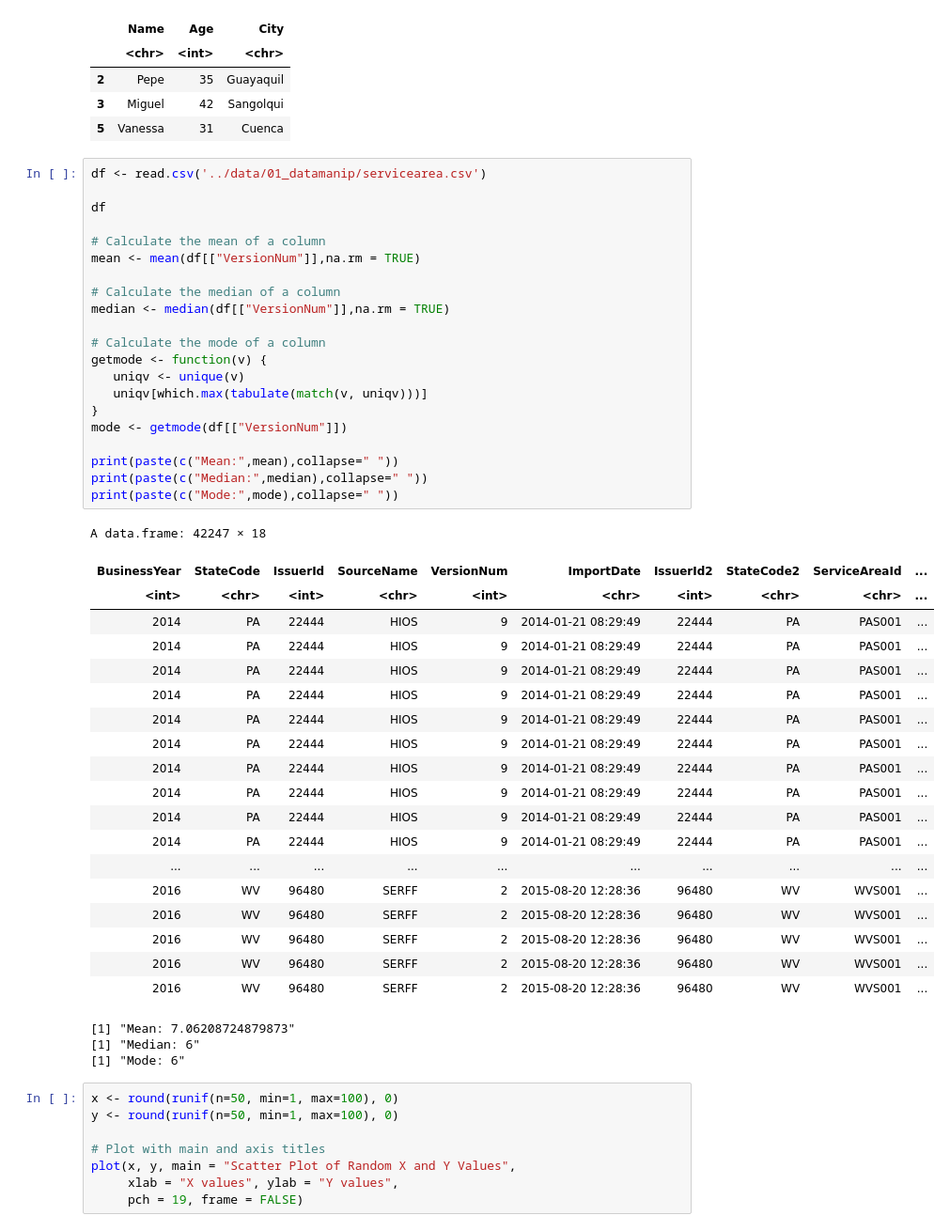
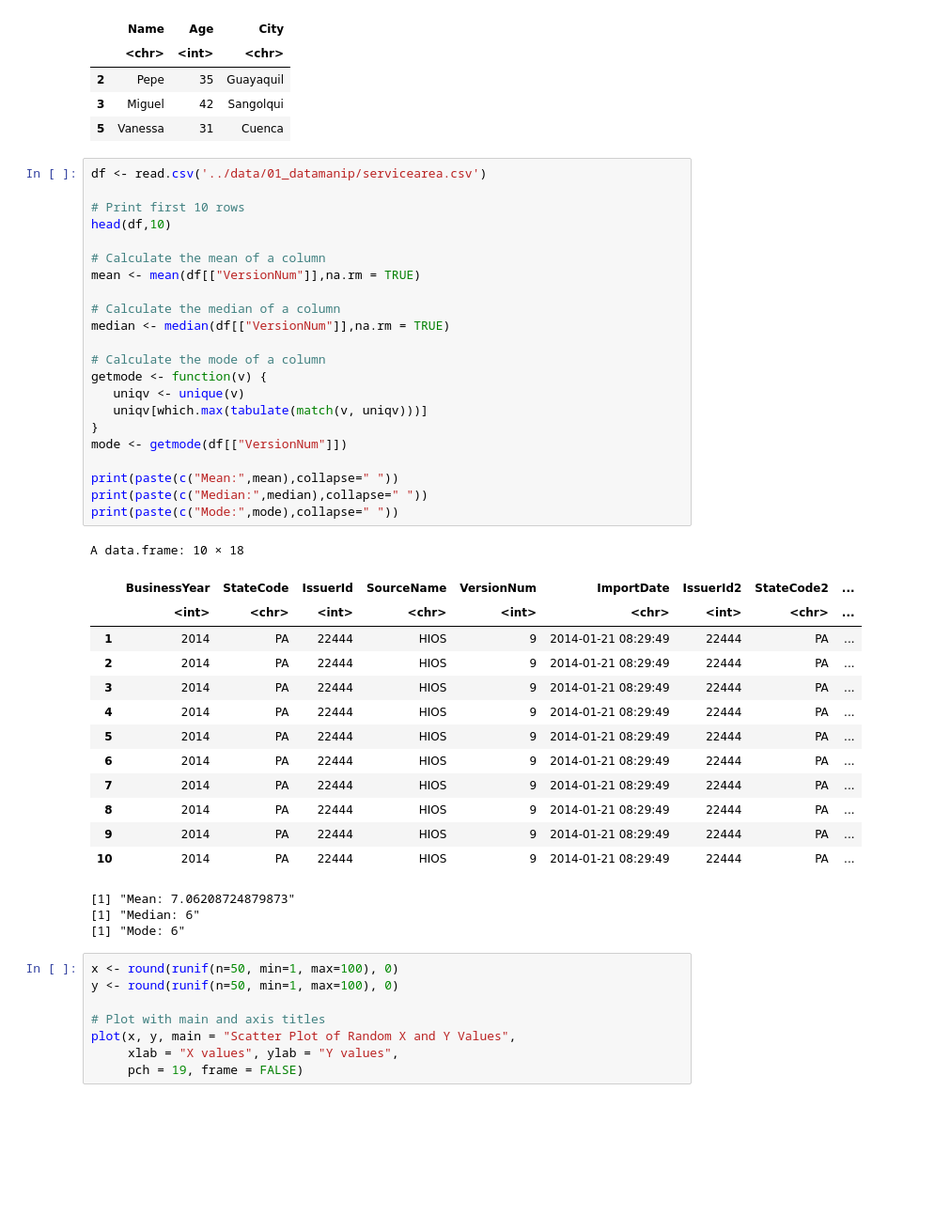
Before and after one commit to JHyel2015/handson_2023A, a Jupyter notebook: notebooks/01_DataManipR.ipynb, the cells around one changed output. Shown: that part at 94% size. Drawn from its saved outputs; the diff is of its cells as text; blank space fills up the shorter version.

```diff
--- a/notebooks/01_DataManipR.ipynb
+++ b/notebooks/01_DataManipR.ipynb
@@ -72,44 +72,39 @@ A data.frame: 3 × 3
 # %%
 df <- read.csv('../data/01_datamanip/servicearea.csv')
 
-df
+# Print first 10 rows
+head(df,10)
 
 # Calculate the mean of a column
 mean <- mean(df[["VersionNum"]],na.rm = TRUE)
 
 # Calculate the median of a column
 median <- median(df[["VersionNum"]],na.rm = TRUE)
 
 # Calculate the mode of a column
 getmode <- function(v) {
    uniqv <- unique(v)
    uniqv[which.max(tabulate(match(v, uniqv)))]
 }
 mode <- getmode(df[["VersionNum"]])
 
 print(paste(c("Mean:",mean),collapse=" "))
 print(paste(c("Median:",median),collapse=" "))
 print(paste(c("Mode:",mode),collapse=" "))
 # %% [output]
-A data.frame: 42247 × 18
+A data.frame: 10 × 18
-| BusinessYear | StateCode | IssuerId | SourceName | VersionNum | ImportDate | IssuerId2 | StateCode2 | ServiceAreaId | ... |
-| <int> | <chr> | <int> | <chr> | <int> | <chr> | <int> | <chr> | <chr> | ... |
-| 2014 | PA | 22444 | HIOS | 9 | 2014-01-21 08:29:49 | 22444 | PA | PAS001 | ... |
-| 2014 | PA | 22444 | HIOS | 9 | 2014-01-21 08:29:49 | 22444 | PA | PAS001 | ... |
-| 2014 | PA | 22444 | HIOS | 9 | 2014-01-21 08:29:49 | 22444 | PA | PAS001 | ... |
-| 2014 | PA | 22444 | HIOS | 9 | 2014-01-21 08:29:49 | 22444 | PA | PAS001 | ... |
-| 2014 | PA | 22444 | HIOS | 9 | 2014-01-21 08:29:49 | 22444 | PA | PAS001 | ... |
-| 2014 | PA | 22444 | HIOS | 9 | 2014-01-21 08:29:49 | 22444 | PA | PAS001 | ... |
-| 2014 | PA | 22444 | HIOS | 9 | 2014-01-21 08:29:49 | 22444 | PA | PAS001 | ... |
-| 2014 | PA | 22444 | HIOS | 9 | 2014-01-21 08:29:49 | 22444 | PA | PAS001 | ... |
-| 2014 | PA | 22444 | HIOS | 9 | 2014-01-21 08:29:49 | 22444 | PA | PAS001 | ... |
-| 2014 | PA | 22444 | HIOS | 9 | 2014-01-21 08:29:49 | 22444 | PA | PAS001 | ... |
-| ... | ... | ... | ... | ... | ... | ... | ... | ... | ... |
-| 2016 | WV | 96480 | SERFF | 2 | 2015-08-20 12:28:36 | 96480 | WV | WVS001 | ... |
-| 2016 | WV | 96480 | SERFF | 2 | 2015-08-20 12:28:36 | 96480 | WV | WVS001 | ... |
-| 2016 | WV | 96480 | SERFF | 2 | 2015-08-20 12:28:36 | 96480 | WV | WVS001 | ... |
-| 2016 | WV | 96480 | SERFF | 2 | 2015-08-20 12:28:36 | 96480 | WV | WVS001 | ... |
-| 2016 | WV | 96480 | SERFF | 2 | 2015-08-20 12:28:36 | 96480 | WV | WVS001 | ... |
+|  | BusinessYear | StateCode | IssuerId | SourceName | VersionNum | ImportDate | IssuerId2 | StateCode2 | ... |
+|  | <int> | <chr> | <int> | <chr> | <int> | <chr> | <int> | <chr> | ... |
+| 1 | 2014 | PA | 22444 | HIOS | 9 | 2014-01-21 08:29:49 | 22444 | PA | ... |
+| 2 | 2014 | PA | 22444 | HIOS | 9 | 2014-01-21 08:29:49 | 22444 | PA | ... |
+| 3 | 2014 | PA | 22444 | HIOS | 9 | 2014-01-21 08:29:49 | 22444 | PA | ... |
+| 4 | 2014 | PA | 22444 | HIOS | 9 | 2014-01-21 08:29:49 | 22444 | PA | ... |
+| 5 | 2014 | PA | 22444 | HIOS | 9 | 2014-01-21 08:29:49 | 22444 | PA | ... |
+| 6 | 2014 | PA | 22444 | HIOS | 9 | 2014-01-21 08:29:49 | 22444 | PA | ... |
+| 7 | 2014 | PA | 22444 | HIOS | 9 | 2014-01-21 08:29:49 | 22444 | PA | ... |
+| 8 | 2014 | PA | 22444 | HIOS | 9 | 2014-01-21 08:29:49 | 22444 | PA | ... |
+| 9 | 2014 | PA | 22444 | HIOS | 9 | 2014-01-21 08:29:49 | 22444 | PA | ... |
+| 10 | 2014 | PA | 22444 | HIOS | 9 | 2014-01-21 08:29:49 | 22444 | PA | ... |
 [1] "Mean: 7.06208724879873"
 [1] "Median: 6"
 [1] "Mode: 6"
```
Also changed, not shown: parts of 34 cells of this notebook, 2 other files.
